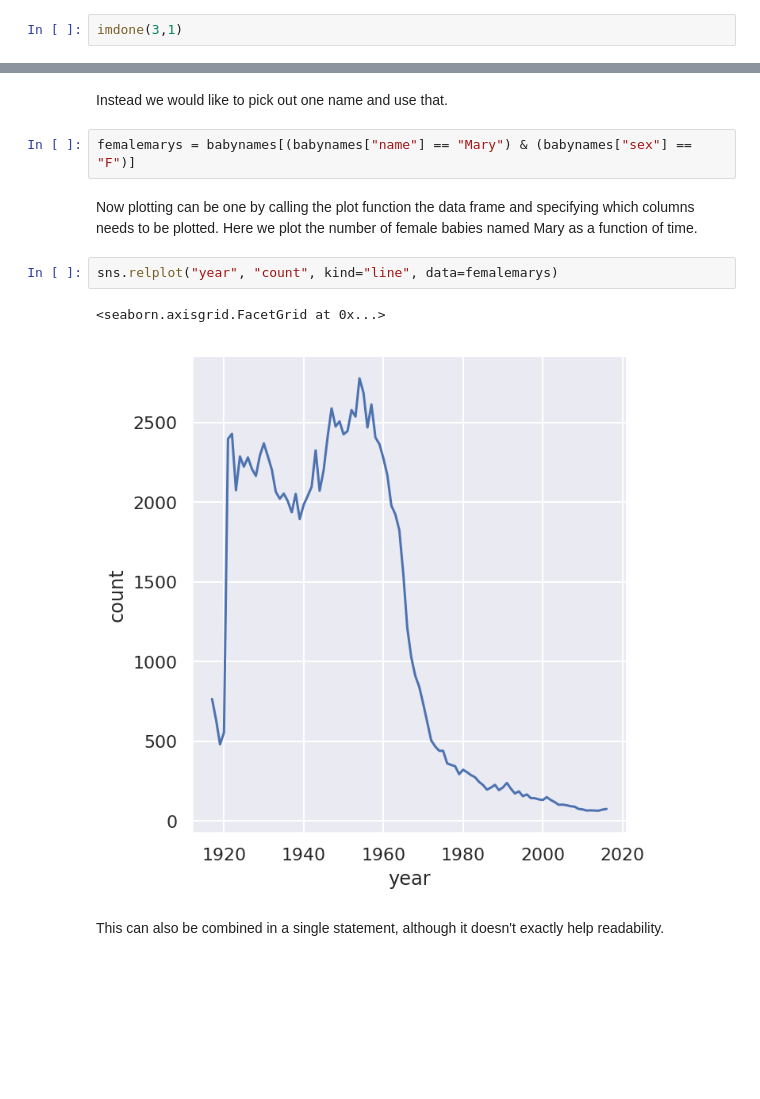
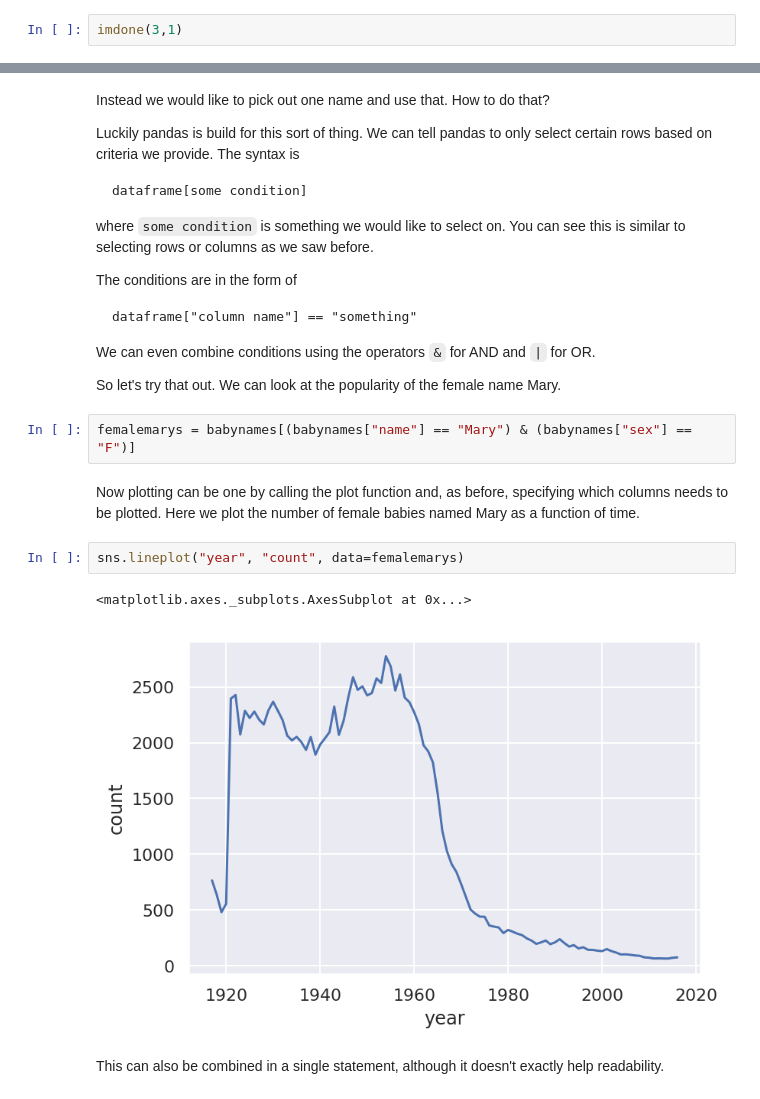
Before and after one commit to drjarno/python-workshop-2020-may, a Jupyter notebook: Chapter 3.ipynb, the cells around one changed output, grey strips where cells are left out. Saved outputs shown, nothing was run; the diff lists cells and outputs as text; blank space fills up the shorter version.

````diff
--- a/Chapter 3.ipynb
+++ b/Chapter 3.ipynb
@@ -33,14 +36,28 @@ sns.relplot("year", "count", color="black", data=babynames)
-# %% [markdown]
-Instead we would like to pick out one name and use that.
+# %% [markdown]
+Instead we would like to pick out one name and use that. How to do that?
+
+Luckily pandas is build for this sort of thing. We can tell pandas to only select certain rows based on criteria we provide. The syntax is
+```
+dataframe[some condition]
+```
+where `some condition` is something we would like to select on. You can see this is similar to selecting rows or columns as we saw before.
+
+The conditions are in the form of
+```
+dataframe["column name"] == "something"
+```
+We can even combine conditions using the operators `&` for AND and `|` for OR.
+
+So let's try that out. We can look at the popularity of the female name Mary.
 # %%
 femalemarys = babynames[(babynames["name"] == "Mary") & (babynames["sex"] == "F")]
 # %% [markdown]
-Now plotting can be one by calling the plot function the data frame and specifying which columns needs to be plotted. Here we plot the number of female babies named Mary as a function of time.
+Now plotting can be one by calling the plot function and, as before, specifying which columns needs to be plotted. Here we plot the number of female babies named Mary as a function of time.
 # %%
-sns.relplot("year", "count", kind="line", data=femalemarys)
+sns.lineplot("year", "count", data=femalemarys)
 # %% [output]
-<seaborn.axisgrid.FacetGrid at 0x...>
+<matplotlib.axes._subplots.AxesSubplot at 0x...>
-[figure, old version]
+[figure, new version]
 # %% [markdown]
 This can also be combined in a single statement, although it doesn't exactly help readability.
 # %%
````
Also changed, not shown: parts of 56 cells of this notebook, 2 other files.
